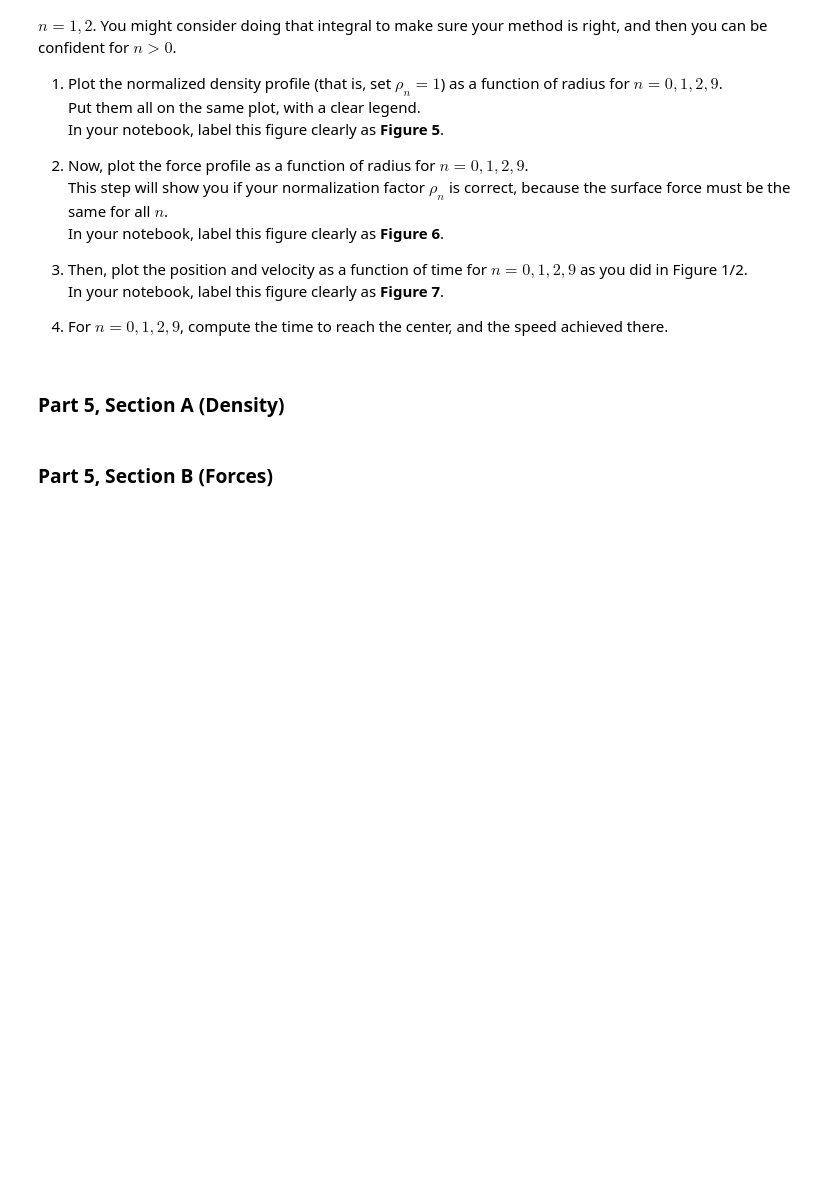
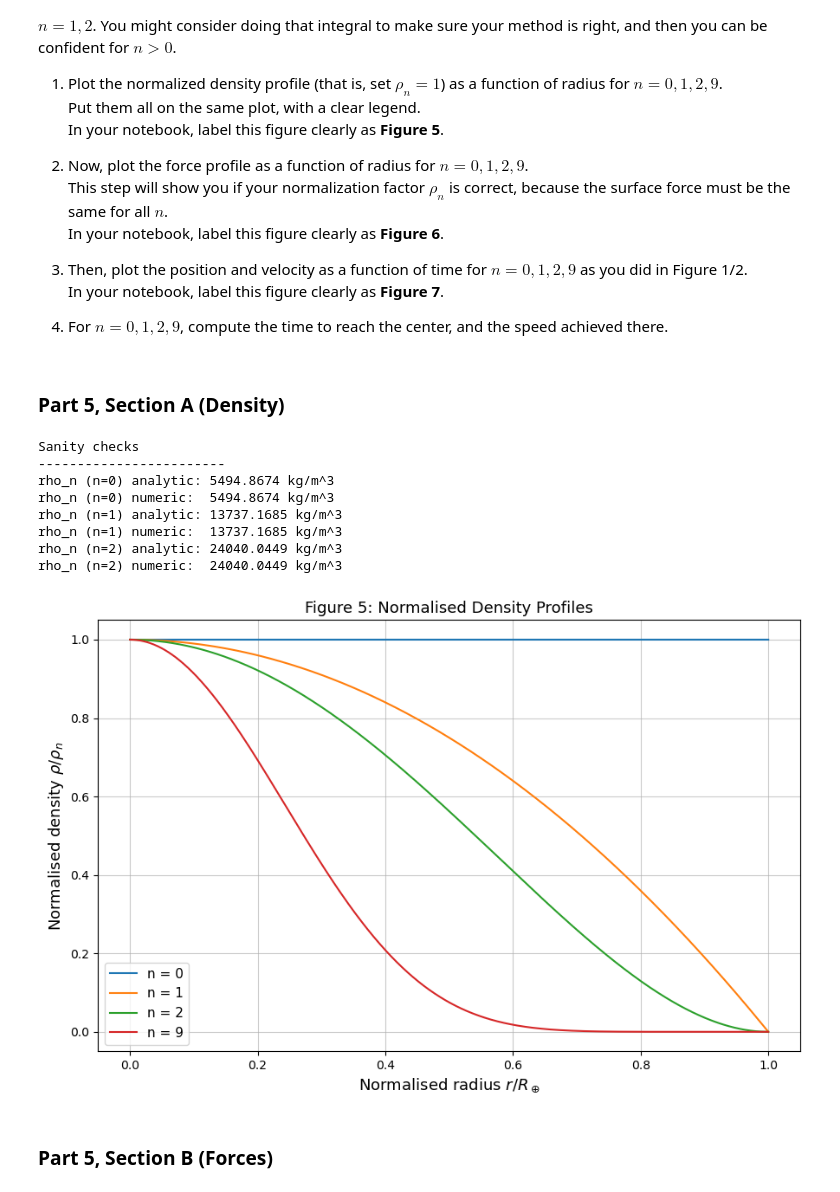
Before and after one commit to jessfromaccounting/PHYS265-spring26, a Jupyter notebook: Lab3/lab3.ipynb, the cells around one changed output. Drawn from its saved outputs; the diff is of its cells as text; code cells hidden in the pictures; blank space fills up the shorter version.

```diff
--- a/Lab3/lab3.ipynb
+++ b/Lab3/lab3.ipynb
@@ -834,5 +828,73 @@ and then you can be confident for $n>0$.
                 and the speed achieved there.
 # %% [markdown]
 ### Part 5, Section A (Density)
+# %%
+from scipy.integrate import quad
+
+n_values = [0, 1, 2, 9]
+
+def density_profile(r, n, rho_n):
+    '''
+    Density [kg/m^3] at radius r for exponent n and normalisation rho_n.
+    '''
+    return rho_n * (1 - (r / R_Earth)**2)**n
+
+def compute_rho_n(n):
+    '''
+    Compute the normalising constant rho_n for a given n so that the total mass equals M_Earth.
+    Uses scipy.integrate.quad for the radial integral.
+    '''
+    integrand = lambda r: (1 - (r / R_Earth)**2)**n * r**2
+    integral, _ = quad(integrand, 0, R_Earth)
+    return M_Earth / (4 * np.pi * integral)
+
+# verify analytic rho_n for n=0
+rho_0_analytic = M_Earth / (4 / 3 * np.pi * R_Earth**3)
+rho_0_numeric = compute_rho_n(0)
+print("Sanity checks")
+print("-" * 24)
+print(f"rho_n (n=0) analytic: {rho_0_analytic:.4f} kg/m^3")
+print(f"rho_n (n=0) numeric:  {rho_0_numeric:.4f} kg/m^3")
+
+# analytic for n=1: integral of (1-u)*r^2 dr where u=r^2/R^2
+# = integral_0^R (r^2 - r^4/R^2) dr = R^3/3 - R^3/5 = 2R^3/15
+# => rho_1 = M / (4*pi * 2R^3/15) = 15M/(8*pi*R^3)
+rho_1_analytic = 15 * M_Earth / (8 * np.pi * R_Earth**3)
+rho_1_numeric = compute_rho_n(1)
+print(f"rho_n (n=1) analytic: {rho_1_analytic:.4f} kg/m^3")
+print(f"rho_n (n=1) numeric:  {rho_1_numeric:.4f} kg/m^3")
+
+# analytic for n=2: integral of (1-r^2/R^2)^2 * r^2 dr
+# = integral_0^R (r^2 - 2r^4/R^2 + r^6/R^4) dr = R^3(1/3 - 2/5 + 1/7) = 8R^3/105
+# => rho_2 = M / (4*pi * 8R^3/105) = 105M/(32*pi*R^3)
+rho_2_analytic = 105 * M_Earth / (32 * np.pi * R_Earth**3)
+rho_2_numeric = compute_rho_n(2)
+print(f"rho_n (n=2) analytic: {rho_2_analytic:.4f} kg/m^3")
+print(f"rho_n (n=2) numeric:  {rho_2_numeric:.4f} kg/m^3")
+print()
+
+rho_n_dict = {n: compute_rho_n(n) for n in n_values}
+r_vals = np.linspace(0, R_Earth, 10000)
+
+fig, ax = plt.subplots(figsize=(9, 6))
+for n in n_values:
+    rho_norm = (1 - (r_vals / R_Earth)**2)**n # rho_n = 1
+    ax.plot(r_vals / R_Earth, rho_norm, label=f'n = {n}')
+ax.set_xlabel(r'Normalised radius $r / R_\oplus$', fontsize=13)
+ax.set_ylabel(r'Normalised density $\rho / \rho_n$', fontsize=13)
+ax.set_title('Figure 5: Normalised Density Profiles', fontsize=13)
+ax.legend(fontsize=11)
+ax.grid(alpha=0.67)
+fig.tight_layout()
+# %% [output]
+Sanity checks
+------------------------
+rho_n (n=0) analytic: 5494.8674 kg/m^3
+rho_n (n=0) numeric:  5494.8674 kg/m^3
+rho_n (n=1) analytic: 13737.1685 kg/m^3
+rho_n (n=1) numeric:  13737.1685 kg/m^3
+rho_n (n=2) analytic: 24040.0449 kg/m^3
+rho_n (n=2) numeric:  24040.0449 kg/m^3
+[figure, added]
 # %% [markdown]
 ### Part 5, Section B (Forces)
```
Also changed, not shown: parts of 10 cells of this notebook.
